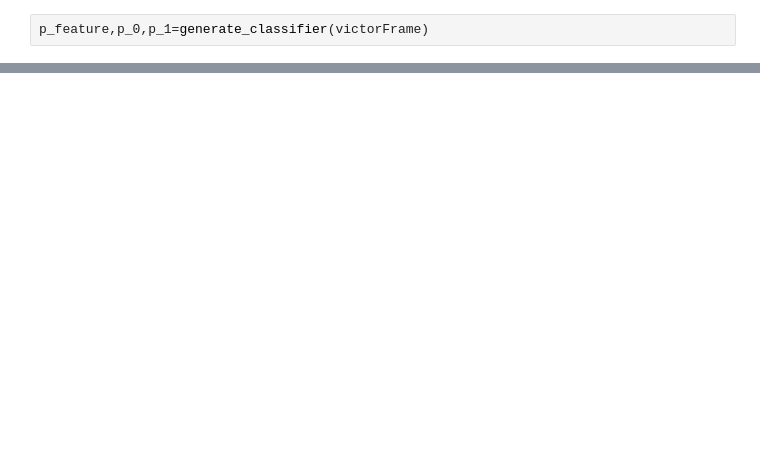
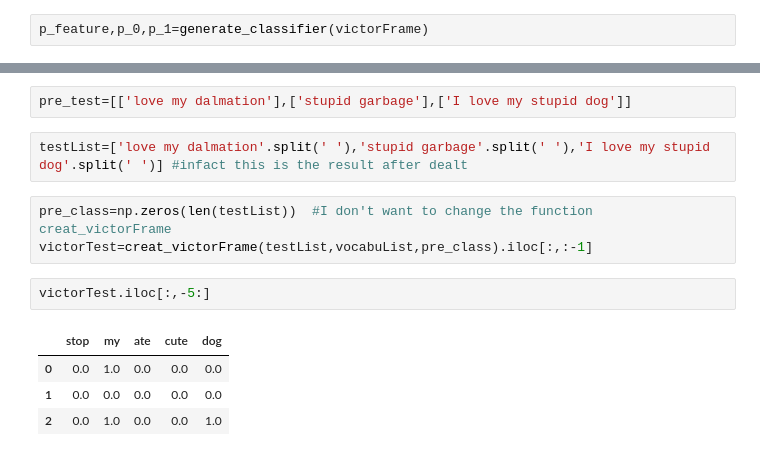
Before and after one commit to ym-ml/MyLearn_ML, a Jupyter notebook: Bayes_model/NaiveBayes.ipynb, the cells around one changed output, grey strips where cells are left out. Saved outputs shown, nothing was run; the diff lists cells and outputs as text; blank space fills up the shorter version.

```diff
--- a/Bayes_model/NaiveBayes.ipynb
+++ b/Bayes_model/NaiveBayes.ipynb
@@ -80,0 +117,14 @@ p_0:0.125, p_1:0.25
+# %%
+pre_test=[['love my dalmation'],['stupid garbage'],['I love my stupid dog']]
+# %%
+testList=['love my dalmation'.split(' '),'stupid garbage'.split(' '),'I love my stupid dog'.split(' ')] #infact this is the result after dealt
+# %%
+pre_class=np.zeros(len(testList))  #I don't want to change the function creat_victorFrame
+victorTest=creat_victorFrame(testList,vocabuList,pre_class).iloc[:,:-1]
+# %%
+victorTest.iloc[:,-5:]
+# %% [output]
+|  | stop | my | ate | cute | dog |
+| 0 | 0.0 | 1.0 | 0.0 | 0.0 | 0.0 |
+| 1 | 0.0 | 0.0 | 0.0 | 0.0 | 0.0 |
+| 2 | 0.0 | 1.0 | 0.0 | 0.0 | 1.0 |
```
Also changed, not shown: parts of 13 cells of this notebook.
